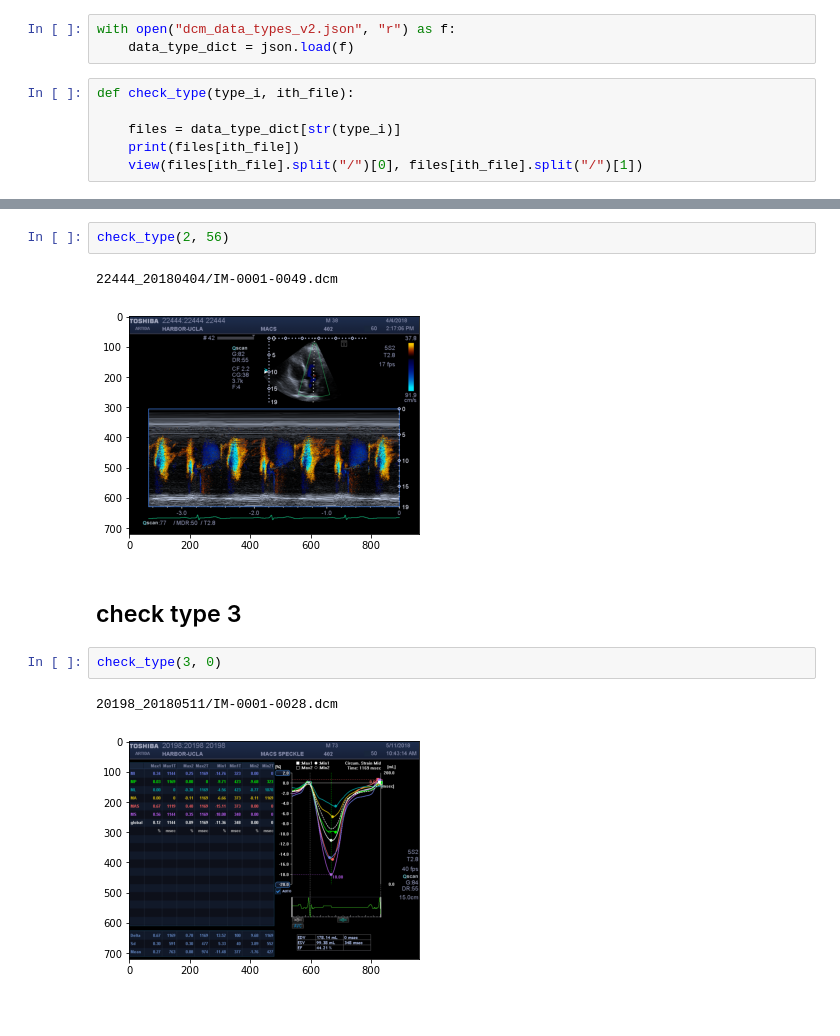
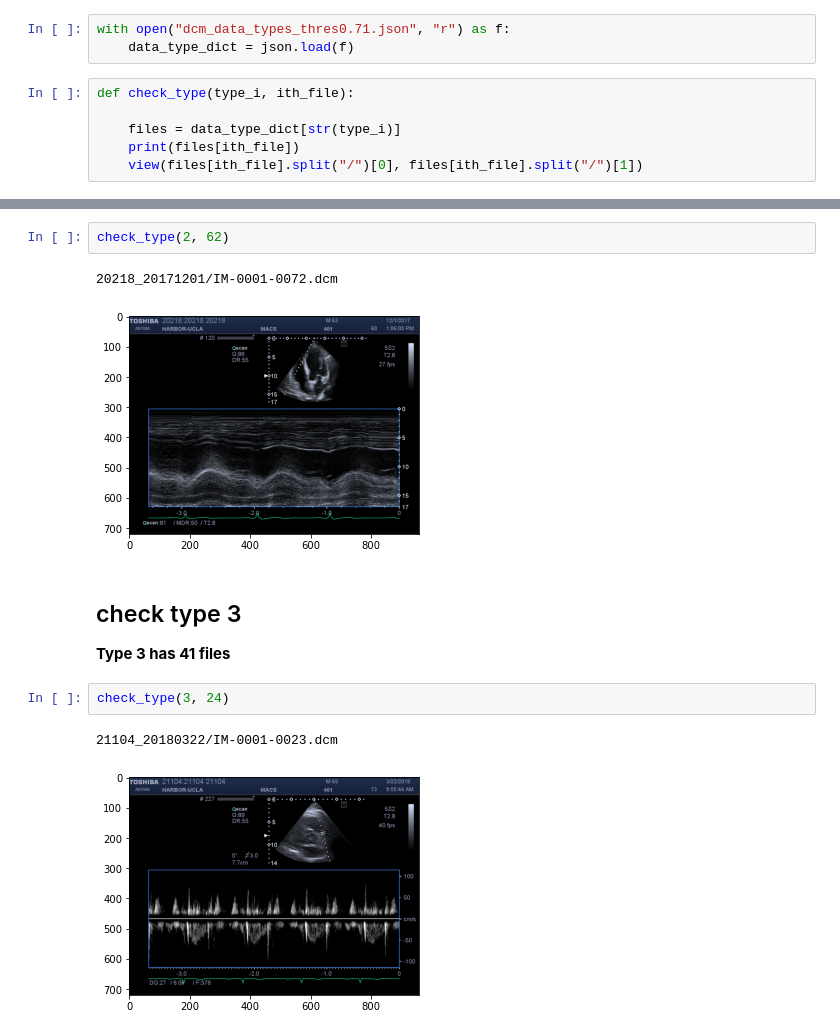
Before and after one commit to aletheia88/echocardiogram-topic-models, a Jupyter notebook: examine_data_types.ipynb, the cells around one changed output, grey strips where cells are left out. Cells and saved outputs as stored; diff of their text form.

```diff
--- a/examine_data_types.ipynb
+++ b/examine_data_types.ipynb
@@ -17,7 +17,7 @@ def view(folder, img_id):
         i = random.randint(0, ds.pixel_array.shape[0]-1)
         plt.imshow(ds.pixel_array[i,:,:,:])
 # %%
-with open("dcm_data_types_v2.json", "r") as f:
+with open("dcm_data_types_thres0.71.json", "r") as f:
     data_type_dict = json.load(f)
 # %%
 def check_type(type_i, ith_file):
@@ -47,12 +61,13 @@ check_type(2, 0)
 # %%
-check_type(2, 56)
+check_type(2, 62)
 # %% [output]
-22444_20180404/IM-0001-0049.dcm
+20218_20171201/IM-0001-0072.dcm
-[figure, old version]
+[figure, new version]
 # %% [markdown]
 ## check type 3
+**Type 3 has 41 files**
 # %%
-check_type(3, 0)
+check_type(3, 24)
 # %% [output]
-20198_20180511/IM-0001-0028.dcm
+21104_20180322/IM-0001-0023.dcm
-[figure, old version]
+[figure, new version]
```
Also changed, not shown: parts of 26 cells of this notebook.
